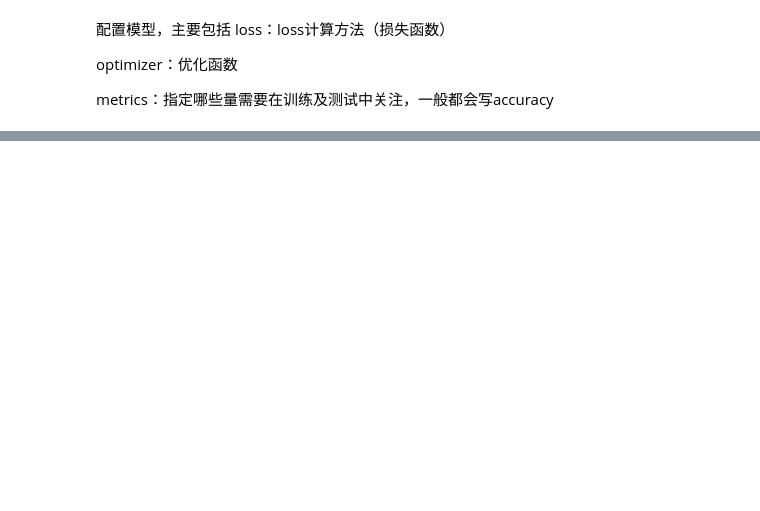
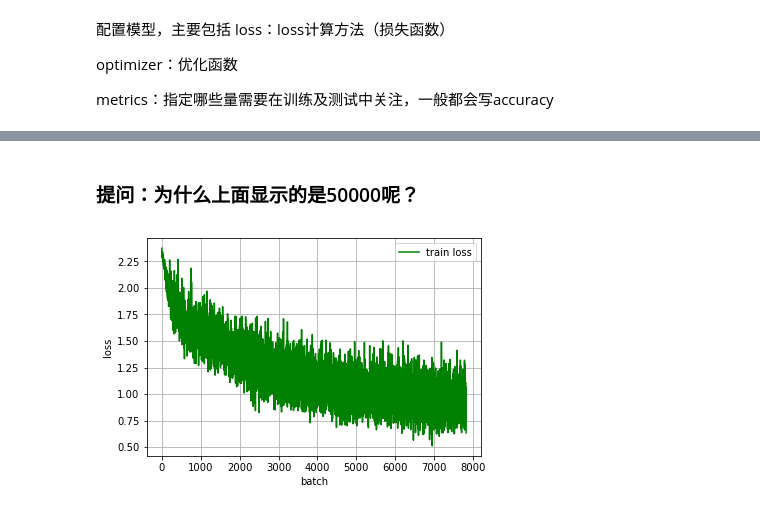
Before and after one commit to airuitian/DataScience, a Jupyter notebook: keras/scripts/03_cnn.ipynb, the cells around one changed output, grey strips where cells are left out. Cells and saved outputs as stored; diff of their text form; code cells hidden in the pictures; blank space fills up the shorter version.

```diff
--- a/keras/scripts/03_cnn.ipynb
+++ b/keras/scripts/03_cnn.ipynb
@@ -152 +145,28 @@ validation_data 表示验证集，格式和训练集一样，如果此参数不
+# %%
+
+
+# 自定义callback类
+class LossHistory(keras.callbacks.Callback):
+    def on_train_begin(self, logs={}):
+        self.losses = {'batch':[], 'epoch':[]}
+
+    def on_batch_end(self, batch, logs={}):
+        self.losses['batch'].append(logs.get('loss'))
+
+    def on_epoch_end(self, batch, logs={}):
+        self.losses['epoch'].append(logs.get('loss'))
+
+    def loss_plot(self, loss_type):
+        iters = range(len(self.losses[loss_type]))
+
+        plt.figure()
+        # loss
+        plt.plot(iters, self.losses[loss_type], 'g', label='train loss')
+        plt.grid(True)
+        plt.xlabel(loss_type)
+        plt.ylabel('loss')
+        plt.legend(loc="upper right")
+        plt.show()
+
+history = LossHistory()
 # %%
@@ -161 +197,7 @@ Epoch 2/2
 <keras.callbacks.History at 0x...>
+# %% [markdown]
+### 提问：为什么上面显示的是50000呢？
+# %%
+history.loss_plot('batch')
+# %% [output]
+[figure, added]
```
Also changed, not shown: parts of 28 cells of this notebook, 1 other file.
